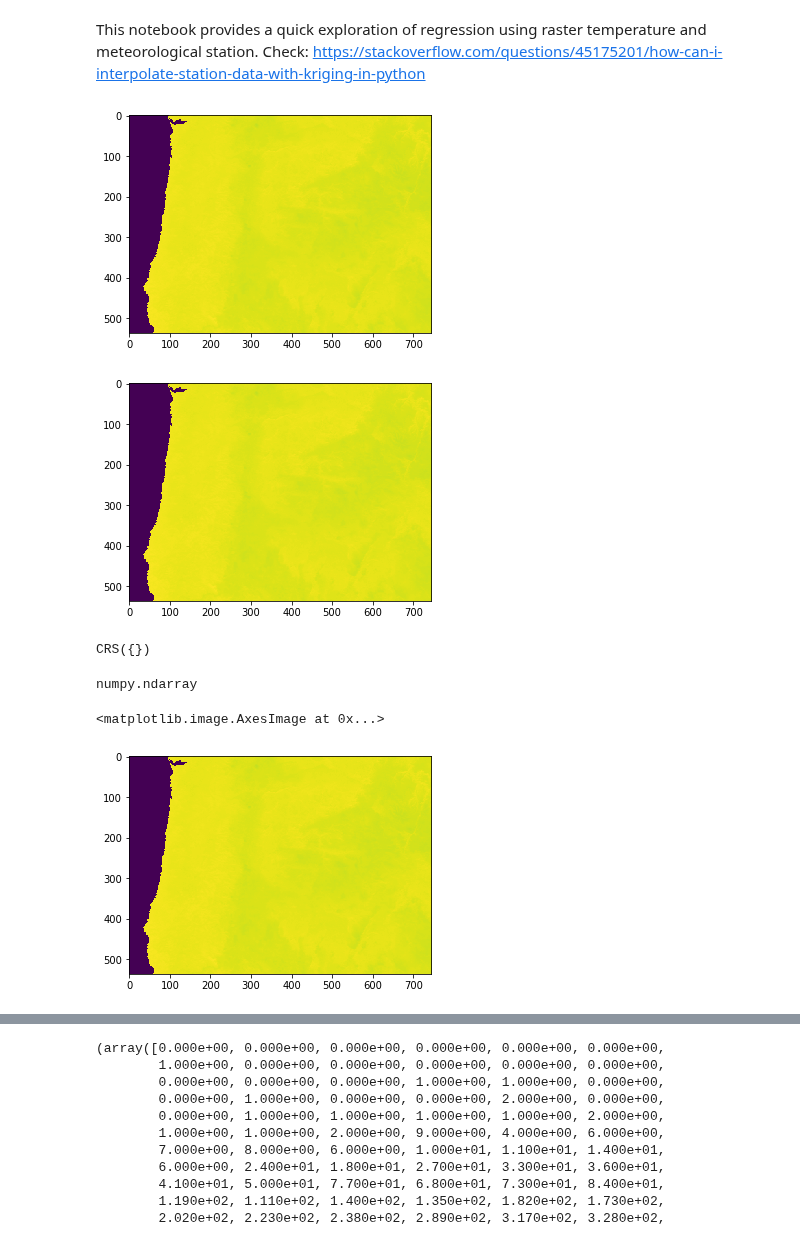
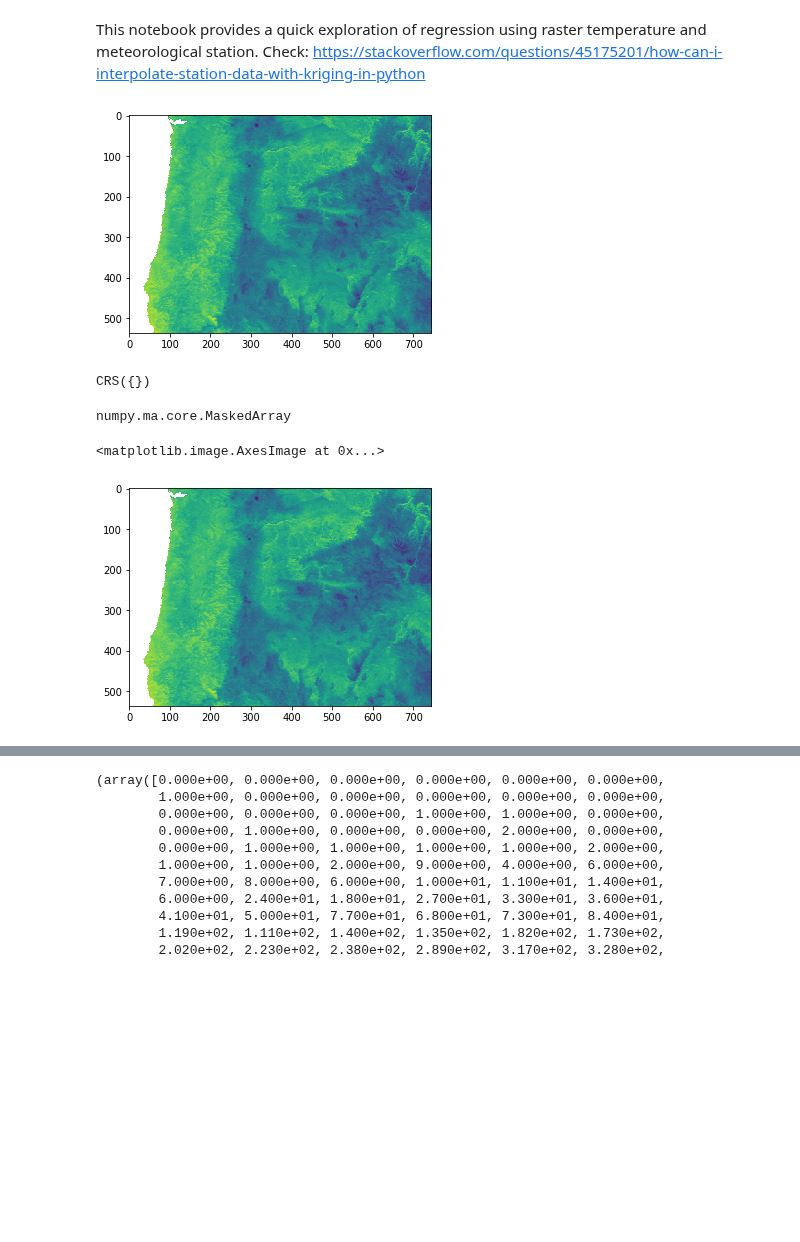
Before and after one commit to bparment1/workshops_courses_spatial_analyses, a Jupyter notebook: regression_temperature.ipynb, the cells around one changed output, grey strips where cells are left out. Saved outputs shown, nothing was run; the diff lists cells and outputs as text; code cells hidden in the pictures; blank space fills up the shorter version.

```diff
--- a/regression_temperature.ipynb
+++ b/regression_temperature.ipynb
@@ -29,37 +29,37 @@ ghcn_filename = "ghcn_or_tmax_covariates_06262012_OR83M.shp"
 
 data_gpd = gpd.read_file(os.path.join(in_dir,ghcn_filename))
 
 data_gpd
 
 # -12 layers from land cover concensus (Jetz lab)
 fileglob = "*.rst"
 pathglob = os.path.join(in_dir, fileglob)
 l_f = glob.glob(pathglob)
 l_f.sort() #order input by decade
 l_dir = map(lambda x: os.path.splitext(x)[0],l_f) #remmove extension
 l_dir = map(lambda x: os.path.join(out_dir,os.path.basename(x)),l_dir) #set the directory output
 
 
 # Read raster bands directly to Numpy arrays.
 with rasterio.open(os.path.join(in_dir,infile)) as src:
-        r_lst = src.read(1)
+        r_lst = src.read(1,masked=True) #read first array with masked value, nan are assigned for NA
+        spatial_extent = rasterio.plot.plotting_extent(src)
 
     # Combine arrays using the 'iadd' ufunc. Expecting that the sum will
     # exceed the 8-bit integer range, initialize it as 16-bit. Adding other
     # arrays to it in-place converts those arrays up and preserves the type
     # of the total array.
     #total = np.zeros(r.shape, dtype=rasterio.uint16)
     #for band in (r, g, b):
     #    total += band
     #total = total // 3
 
 plot.show(r_lst)
-plot.show(r_lst,cmap='viridis')
+#plot.show(r_lst,cmap='viridis',scheme='quantiles')
 
 src.crs # not defined with *.rst
 # %% [output]
-[figure, old version]
+[figure, new version]
-[figure, removed]
 CRS({})
 # %%
 r_lst.size
@@ -68,7 +68,7 @@ src.height
 #src.profile
 type(r_lst)
 # %% [output]
-numpy.ndarray
+numpy.ma.core.MaskedArray
 # %%
 #plt.figure(figsize=(6,8.5))
 #plt.imshow(subset)
@@ -76,7 +76,7 @@ plt.imshow(r_lst)
 #plt.hist(r_lst)
 # %% [output]
 <matplotlib.image.AxesImage at 0x...>
-[figure, old version]
+[figure, new version]
 # %%
 #see: https://matplotlib.org/users/image_tutorial.html
 plt.imshow(r_lst, clim=(259.0, 287.0))
```
Also changed, not shown: parts of 6 cells of this notebook.
